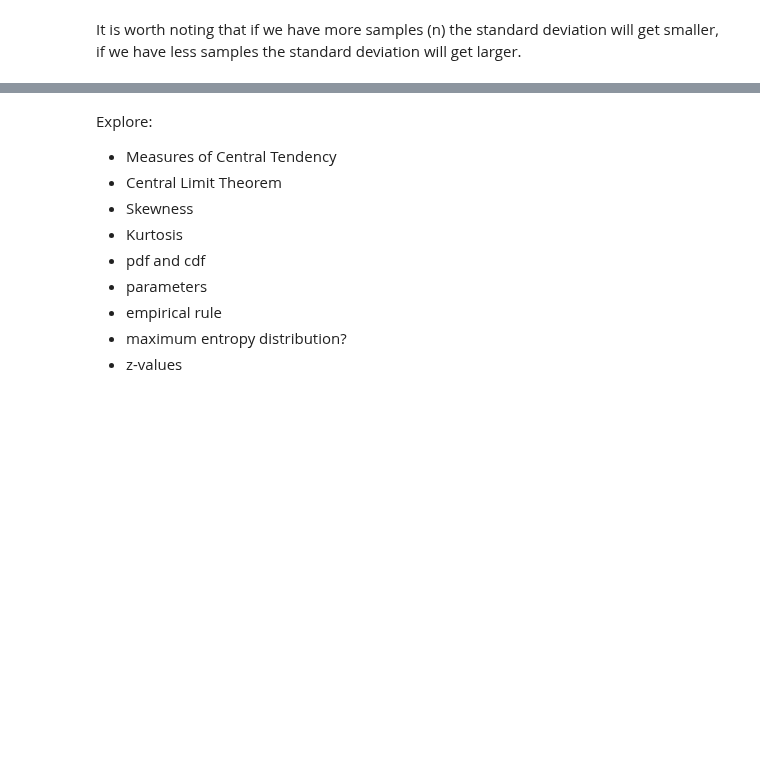
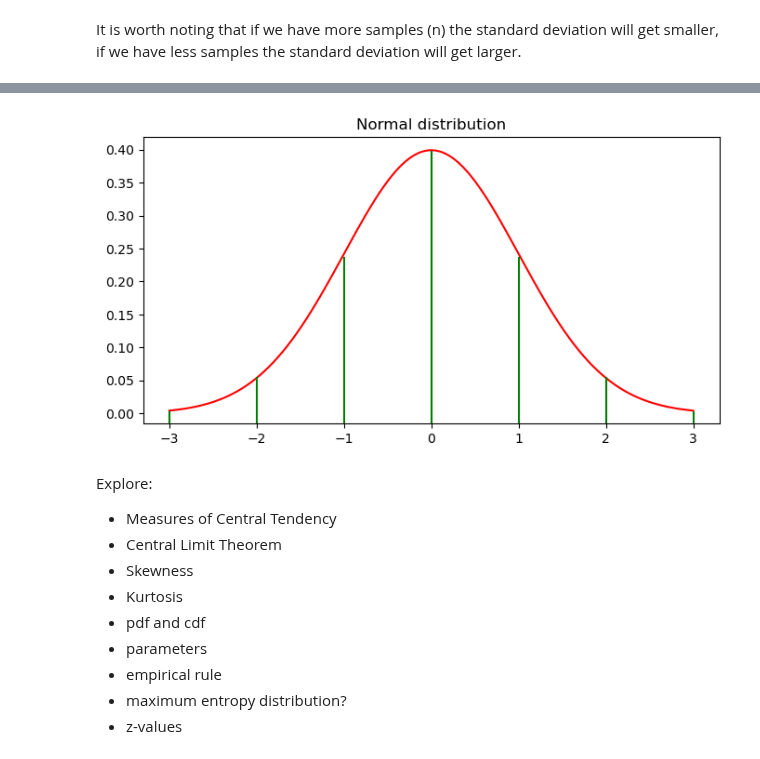
Before and after one commit to Tanja888/funddata-assessment, a Jupyter notebook: normal-distribution.ipynb, the cells around one changed output, grey strips where cells are left out. Cells and saved outputs as stored; diff of their text form; code cells hidden in the pictures; blank space fills up the shorter version.

```diff
--- a/normal-distribution.ipynb
+++ b/normal-distribution.ipynb
@@ -122,3 +149,22 @@ It is worth noting that if we have more samples (n) the standard deviation will
+# %%
+mu, sigma = 0.0, 1.0
+
+x = np.linspace(-3, 3.0, 100000)
+
+y = 1.0/np.sqrt(2 * np.pi * sigma**2) * np.exp(-((x-mu)**2/(2*sigma**2)))
+
+fig, ax = plt.subplots(figsize=(8,4))
+ax.plot(x, y, color='red')
+ax.axvline(x=1, color='green', ymax=0.58)
+ax.axvline(x=0, color='green', ymax=0.95)
+ax.axvline(x=2, color='green', ymax=0.16)
+ax.axvline(x=3, color='green', ymax=0.04)
+ax.axvline(x=-1, color='green', ymax=0.58)
+ax.axvline(x=-2, color='green', ymax=0.16)
+ax.axvline(x=-3, color='green', ymax=0.04)
+ax.set_title('Normal distribution');
+# %% [output]
+[figure, added]
 # %% [markdown]
 Explore:
  * Measures of Central Tendency
```
Also changed, not shown: parts of 12 cells of this notebook.
